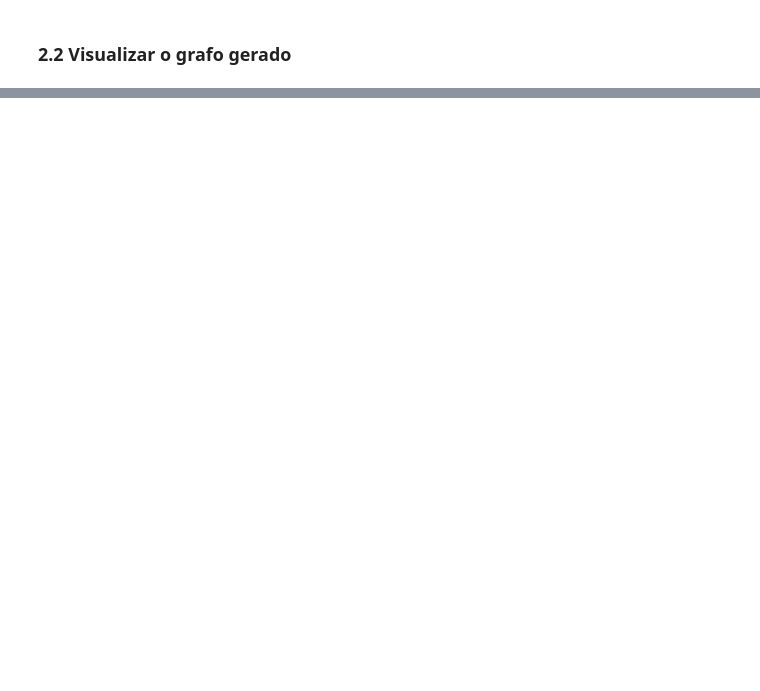
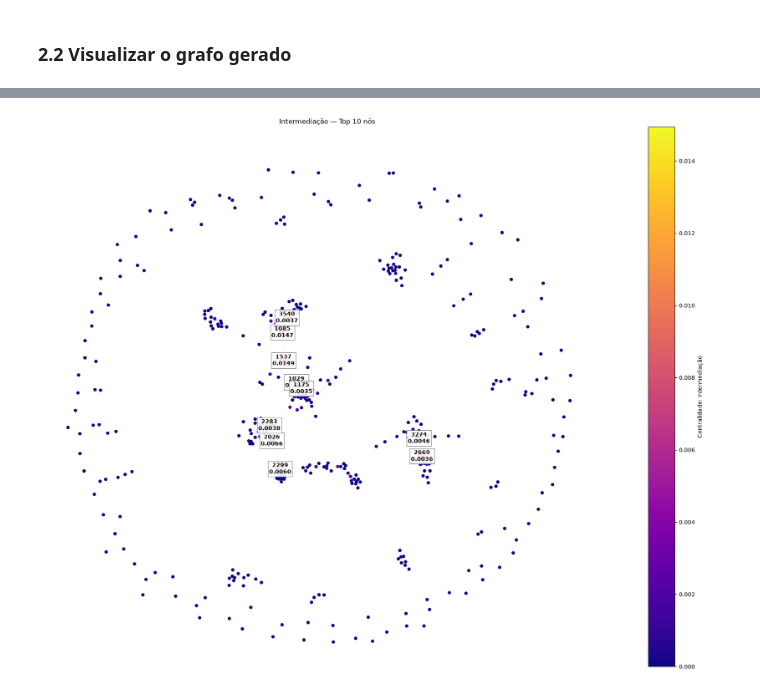
Before and after one commit to Suyannesara/tag-trabalho-1, a Jupyter notebook: main.ipynb, the cells around one changed output, grey strips where cells are left out. Saved outputs shown, nothing was run; the diff lists cells and outputs as text; code cells hidden in the pictures; blank space fills up the shorter version.

```diff
--- a/main.ipynb
+++ b/main.ipynb
@@ -78,0 +278,6 @@ KeyboardInterrupt:
+# %%
+top_intermediacao = visualizar_centralidade(
+    G_amostra, pos, intermediacao, "Intermediação"
+)
+# %% [output]
+[figure, added]
```
Also changed, not shown: parts of 20 cells of this notebook, 2 other files.
